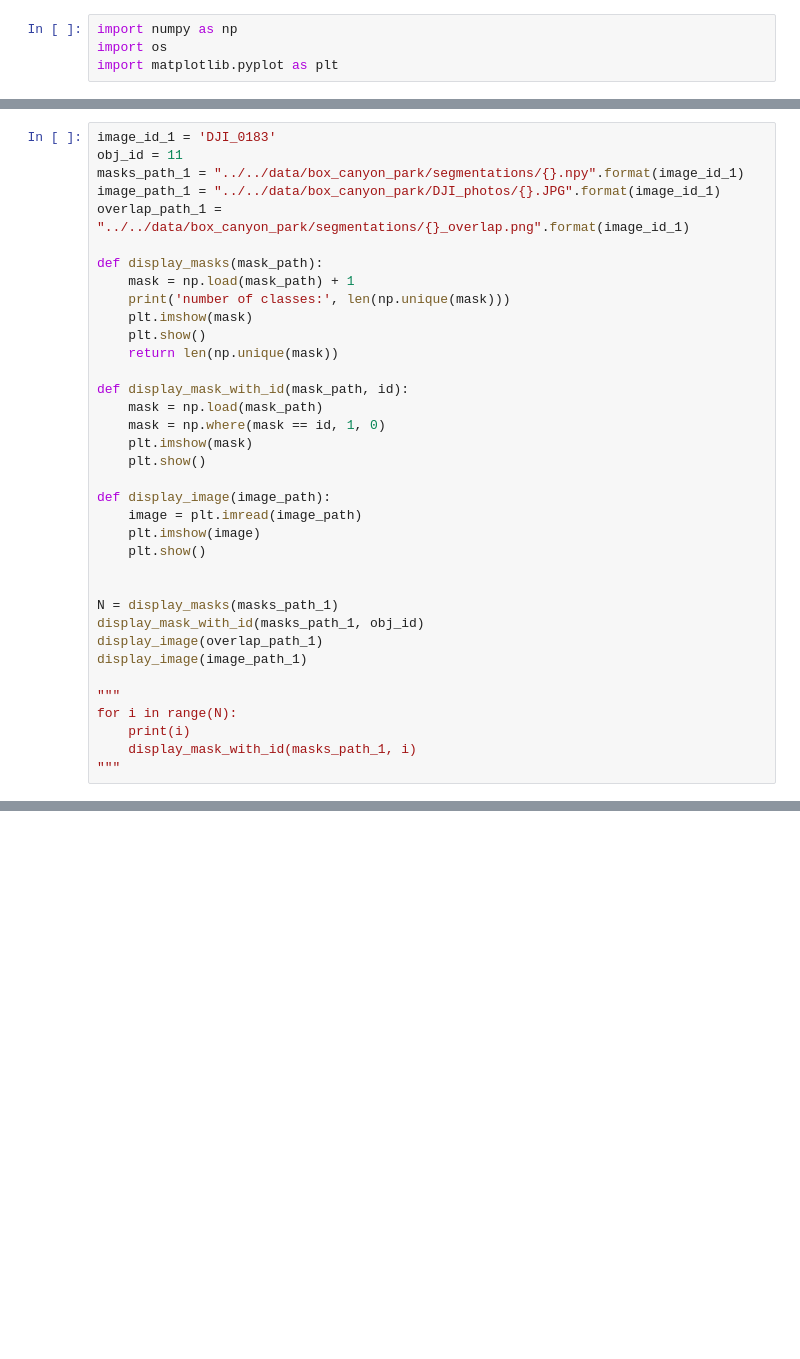
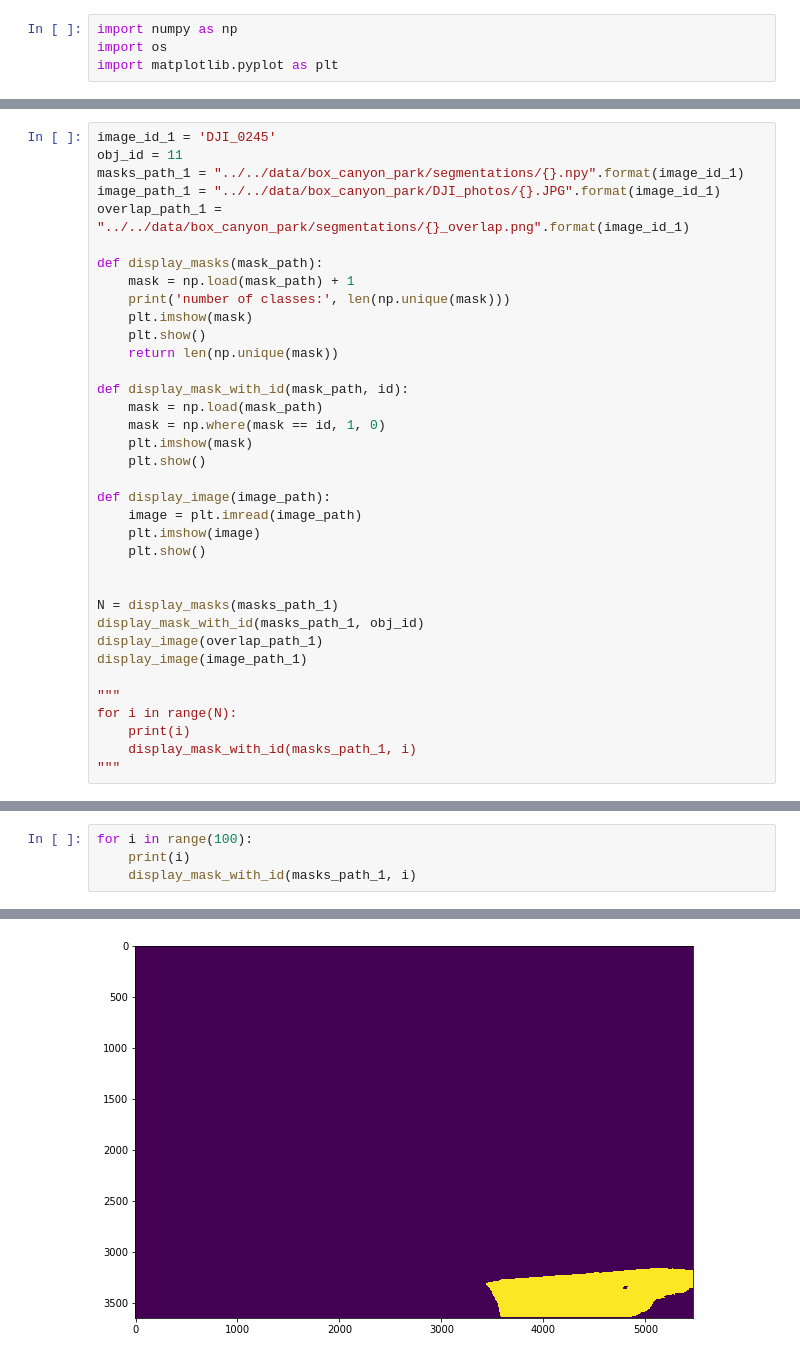
Before and after one commit to ZhiangChen/SegMo3D, a Jupyter notebook: semantic_SfM/ssfm/display_image_segmentation.ipynb, the cells around one changed output, grey strips where cells are left out. Saved outputs shown, nothing was run; the diff lists cells and outputs as text; blank space fills up the shorter version.

```diff
--- a/semantic_SfM/ssfm/display_image_segmentation.ipynb
+++ b/semantic_SfM/ssfm/display_image_segmentation.ipynb
@@ -52,5 +45,5 @@ display_image(image_path_1)
 # %%
-image_id_1 = 'DJI_0183'
+image_id_1 = 'DJI_0245'
 obj_id = 11
 masks_path_1 = "../../data/box_canyon_park/segmentations/{}.npy".format(image_id_1)
 image_path_1 = "../../data/box_canyon_park/DJI_photos/{}.JPG".format(image_id_1)
@@ -380,0 +252,5 @@ ValueError: pic should not have > 4 channels. Got 6 channels.
+# %%
+for i in range(100):
+    print(i)
+    display_mask_with_id(masks_path_1, i)
+# %% [output]
@@ -380,0 +258 @@ ValueError: pic should not have > 4 channels. Got 6 channels.
+[figure, added]
```
Also changed, not shown: parts of 27 cells of this notebook, 14 other files.
